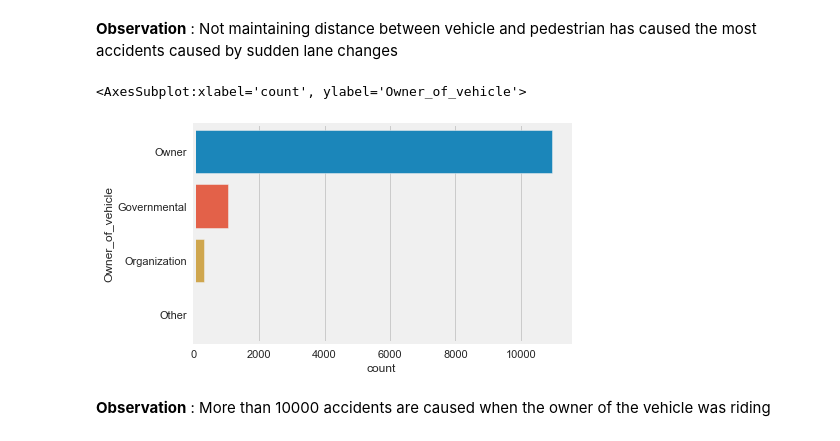
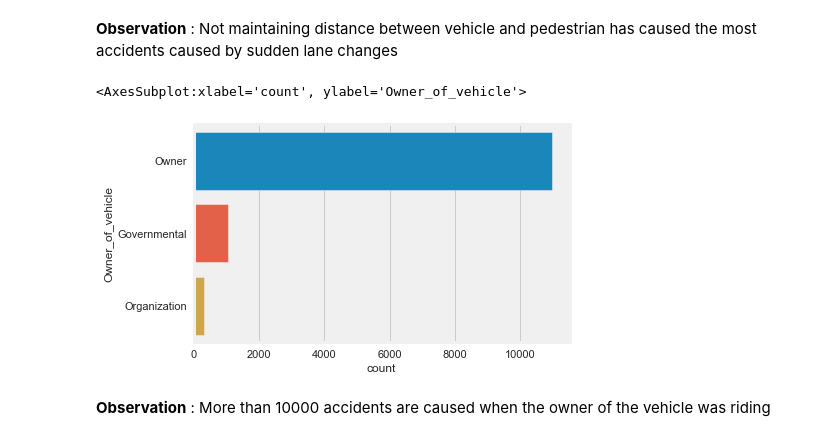
Before and after one commit to vedanthv/Road-Traffic-Accident-Severity-Classification, a Jupyter notebook: RoadTrafficSeverityProject.ipynb, the cells around one changed output. Saved outputs shown, nothing was run; the diff lists cells and outputs as text; code cells hidden in the pictures.

```diff
--- a/RoadTrafficSeverityProject.ipynb
+++ b/RoadTrafficSeverityProject.ipynb
@@ -511,5 +476,5 @@ sns.countplot(y = "Day_of_week",data = df_eda)
 **Observation :**
 Friday has the most number of accidents closely followed by Thursdays
 # %%
-df['Age_band_of_driver'].mask(df['Age_band_of_driver'] == 'Unknown',df['Age_band_of_driver'].mode().iloc[0], inplace=True)
+df1['Age_band_of_driver'].mask(df1['Age_band_of_driver'] == 'Unknown',df1['Age_band_of_driver'].mode().iloc[0], inplace=True)
 # %%
@@ -528,5 +493,5 @@ sns.countplot(y = 'Type_of_vehicle',data = df_eda)
 # %% [markdown]
 **Observation :** More than 3000 accidents are caused by automobiles followed by Lorry
 # %%
-df['Driving_experience'].mask(df['Driving_experience'] == 'NaN',df['Driving_experience'].mode().iloc[0], inplace=True)
+df1['Driving_experience'].mask(df1['Driving_experience'] == 'NaN',df1['Driving_experience'].mode().iloc[0], inplace=True)
 # %%
@@ -546,5 +511,5 @@ sns.countplot(y = 'Educational_level',data = df)
 
 **Observation:** More than 7000 accidents / 130000 accidents are caused by drivers who are Junior high school grads.
 # %%
-df['Sex_of_driver'].mask(df['Sex_of_driver'] == 'Unknown',df['Sex_of_driver'].mode().iloc[0], inplace=True)
+df1['Sex_of_driver'].mask(df1['Sex_of_driver'] == 'Unknown',df1['Sex_of_driver'].mode().iloc[0], inplace=True)
 # %%
@@ -562,11 +527,11 @@ sns.countplot(y = 'Cause_of_accident',data = df_eda)
 # %% [markdown]
 **Observation** : Not maintaining distance between vehicle and pedestrian has caused the most accidents caused by sudden lane changes
 # %%
-df['Owner_of_vehicle'].mask(df['Owner_of_vehicle'] == 'Other',df['Owner_of_vehicle'].mode().iloc[0], inplace=True)
+df1['Owner_of_vehicle'].mask(df1['Owner_of_vehicle'] == 'Other',df1['Owner_of_vehicle'].mode().iloc[0], inplace=True)
 # %%
-sns.countplot(y = 'Owner_of_vehicle',data = df_eda)
+sns.countplot(y = 'Owner_of_vehicle',data = df1)
 # %% [output]
 <AxesSubplot:xlabel='count', ylabel='Owner_of_vehicle'>
-[figure, old version]
+[figure, new version]
 # %% [markdown]
 **Observation** : More than 10000 accidents are caused when the owner of the vehicle was riding
```
Also changed, not shown: parts of 32 cells of this notebook.
